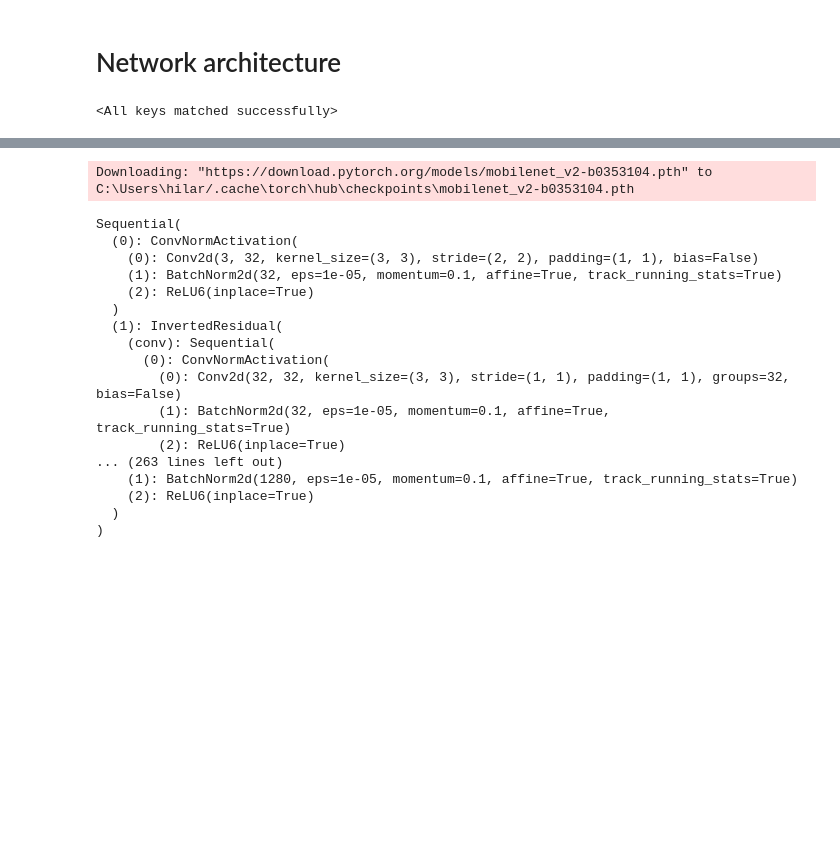
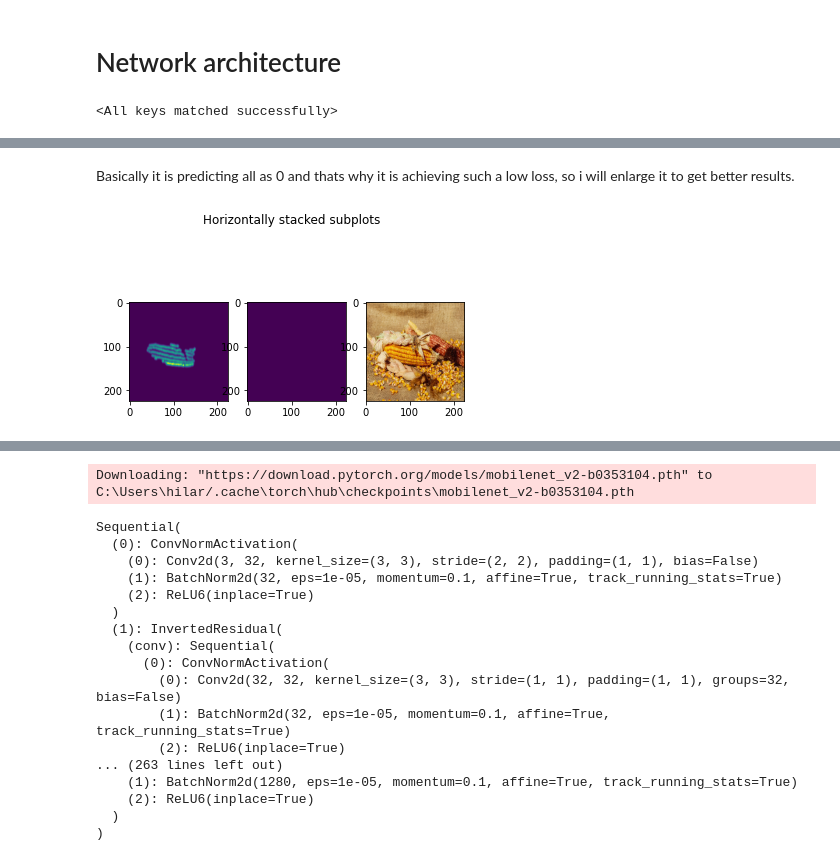
Before and after one commit to hcapettini2/Corn_Kernel_Counter, a Jupyter notebook: Density_based.ipynb, the cells around one changed output, grey strips where cells are left out. Cells and saved outputs as stored; diff of their text form; code cells hidden in the pictures; blank space fills up the shorter version.

```diff
--- a/Density_based.ipynb
+++ b/Density_based.ipynb
@@ -197,0 +415,19 @@ torch.Size([50, 3, 224, 224])
+# %%
+#prediccion = []
+
+with torch.no_grad():
+    for data in test_dataloader:
+        # get the inputs; data is a list of [inputs, labels]
+        inputs, labels = data
+        inputs = inputs.to(device)
+        # forward + backward + optimize
+        outputs = model(inputs, "Test")
+        outputs = outputs.detach().cpu().numpy()
+        labels = labels.detach().cpu().numpy()
+        #prediccion.append([outputs[0][0],labels[0]])
+#prediccion = np.array(prediccion)
+# %%
+idx = 2
+input_image = inputs.detach().cpu().numpy()[idx]
+predicted_map = outputs[idx]
+original_map = labels[idx]
@@ -197,0 +454,15 @@ torch.Size([50, 3, 224, 224])
+# %% [markdown]
+Basically it is predicting all as 0 and thats why it is achieving such a low loss, so i will enlarge it to get better results.
+# %%
+# Display image and label.
+#img = prediccion[0][0]
+#label = prediccion[0][1].transpose(1, 2, 0)
+
+fig, (ax1, ax2,ax3) = plt.subplots(1, 3)
+fig.suptitle('Horizontally stacked subplots')
+ax1.imshow(original_map[0])
+ax2.imshow(predicted_map[0])
+ax3.imshow(input_image.transpose(1, 2, 0))
+plt.show()
+# %% [output]
+[figure, added]
```
Also changed, not shown: parts of 17 cells of this notebook.
